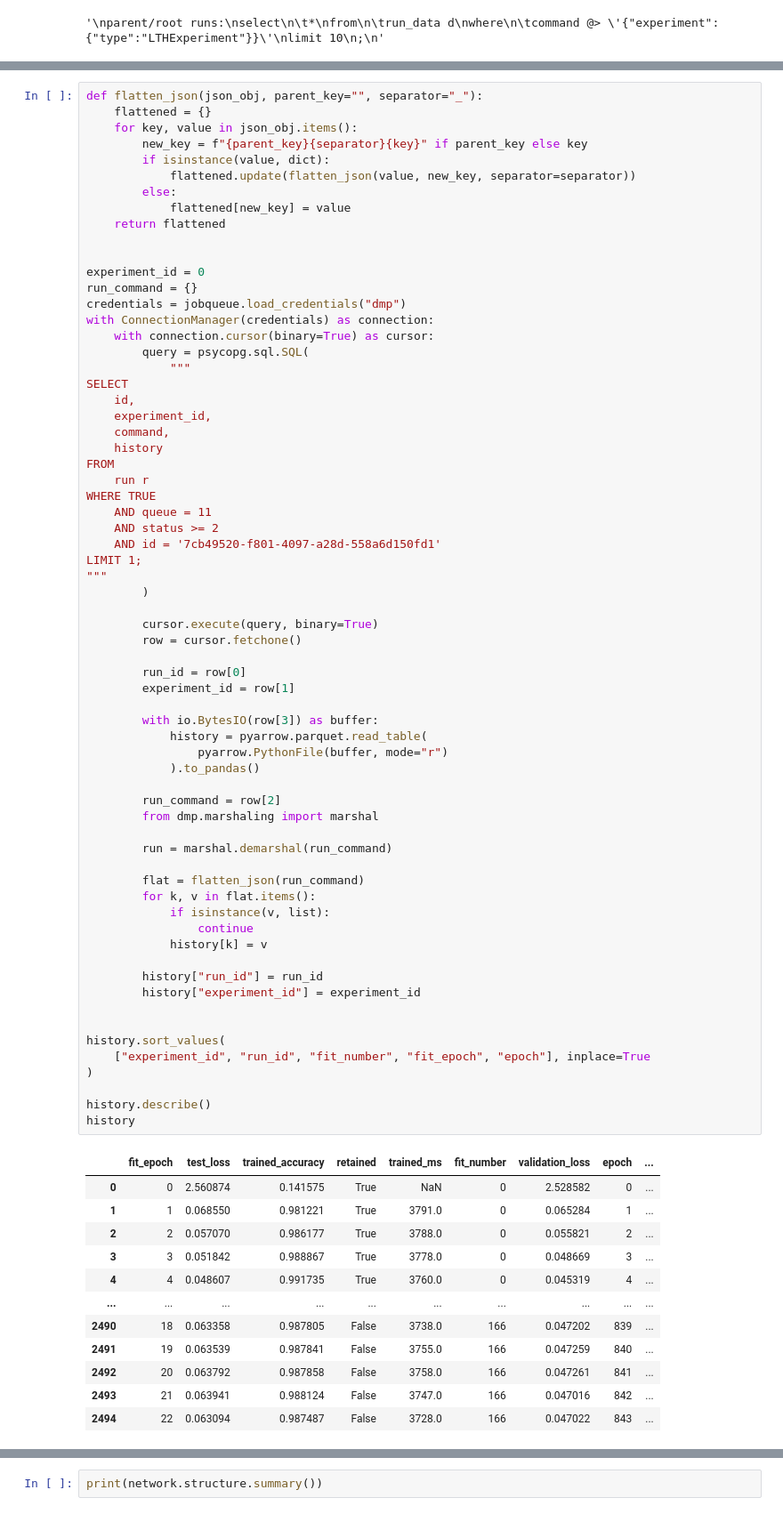
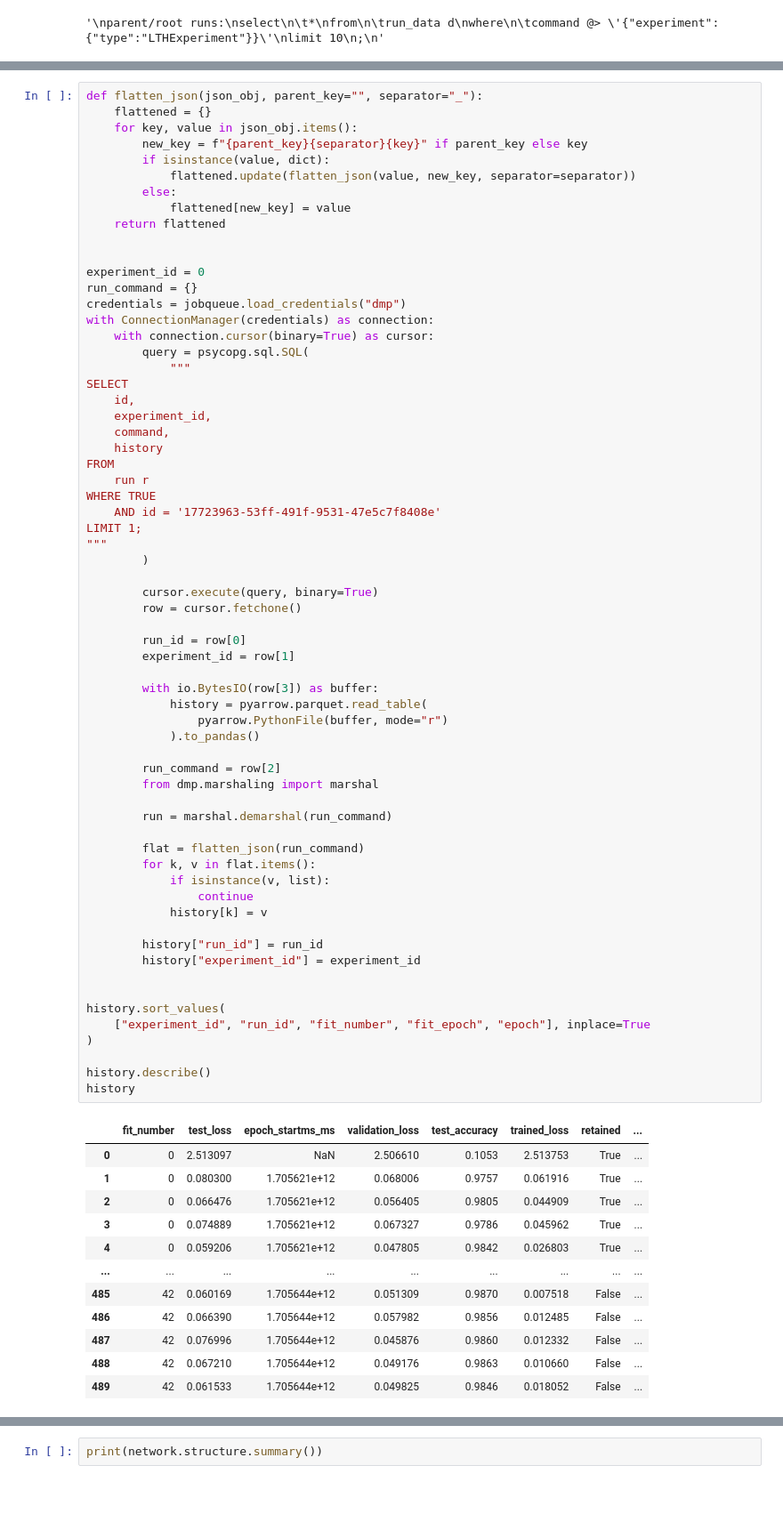
Before and after one commit to NREL/BUTTER-Empirical-Deep-Learning-Experimental-Framework, a Jupyter notebook: example/database_query_example.ipynb, the cells around one changed output, grey strips where cells are left out. Shown at 89% size. Drawn from its saved outputs; the diff is of its cells as text.

```diff
--- a/example/database_query_example.ipynb
+++ b/example/database_query_example.ipynb
@@ -128,9 +118,7 @@ SELECT
 FROM
     run r
 WHERE TRUE
-    AND queue = 11
-    AND status >= 2
-    AND id = '7cb49520-f801-4097-a28d-558a6d150fd1'
+    AND id = '17723963-53ff-491f-9531-47e5c7f8408e'
 LIMIT 1;
 """
         )
@@ -141,42 +129,42 @@ LIMIT 1;
         run_id = row[0]
         experiment_id = row[1]
 
         with io.BytesIO(row[3]) as buffer:
             history = pyarrow.parquet.read_table(
                 pyarrow.PythonFile(buffer, mode="r")
             ).to_pandas()
 
         run_command = row[2]
         from dmp.marshaling import marshal
 
         run = marshal.demarshal(run_command)
 
         flat = flatten_json(run_command)
         for k, v in flat.items():
             if isinstance(v, list):
                 continue
             history[k] = v
 
         history["run_id"] = run_id
         history["experiment_id"] = experiment_id
 
 
 history.sort_values(
     ["experiment_id", "run_id", "fit_number", "fit_epoch", "epoch"], inplace=True
 )
 
 history.describe()
 history
 # %% [output]
-|  | fit_epoch | test_loss | trained_accuracy | retained | trained_ms | fit_number | validation_loss | epoch | ... |
-| 0 | 0 | 2.560874 | 0.141575 | True | NaN | 0 | 2.528582 | 0 | ... |
-| 1 | 1 | 0.068550 | 0.981221 | True | 3791.0 | 0 | 0.065284 | 1 | ... |
-| 2 | 2 | 0.057070 | 0.986177 | True | 3788.0 | 0 | 0.055821 | 2 | ... |
-| 3 | 3 | 0.051842 | 0.988867 | True | 3778.0 | 0 | 0.048669 | 3 | ... |
-| 4 | 4 | 0.048607 | 0.991735 | True | 3760.0 | 0 | 0.045319 | 4 | ... |
-| ... | ... | ... | ... | ... | ... | ... | ... | ... | ... |
-| 2490 | 18 | 0.063358 | 0.987805 | False | 3738.0 | 166 | 0.047202 | 839 | ... |
-| 2491 | 19 | 0.063539 | 0.987841 | False | 3755.0 | 166 | 0.047259 | 840 | ... |
-| 2492 | 20 | 0.063792 | 0.987858 | False | 3758.0 | 166 | 0.047261 | 841 | ... |
-| 2493 | 21 | 0.063941 | 0.988124 | False | 3747.0 | 166 | 0.047016 | 842 | ... |
-| 2494 | 22 | 0.063094 | 0.987487 | False | 3728.0 | 166 | 0.047022 | 843 | ... |
+|  | fit_number | test_loss | epoch_startms_ms | validation_loss | test_accuracy | trained_loss | retained | ... |
+| 0 | 0 | 2.513097 | NaN | 2.506610 | 0.1053 | 2.513753 | True | ... |
+| 1 | 0 | 0.080300 | 1.705621e+12 | 0.068006 | 0.9757 | 0.061916 | True | ... |
+| 2 | 0 | 0.066476 | 1.705621e+12 | 0.056405 | 0.9805 | 0.044909 | True | ... |
+| 3 | 0 | 0.074889 | 1.705621e+12 | 0.067327 | 0.9786 | 0.045962 | True | ... |
+| 4 | 0 | 0.059206 | 1.705621e+12 | 0.047805 | 0.9842 | 0.026803 | True | ... |
+| ... | ... | ... | ... | ... | ... | ... | ... | ... |
+| 485 | 42 | 0.060169 | 1.705644e+12 | 0.051309 | 0.9870 | 0.007518 | False | ... |
+| 486 | 42 | 0.066390 | 1.705644e+12 | 0.057982 | 0.9856 | 0.012485 | False | ... |
+| 487 | 42 | 0.076996 | 1.705644e+12 | 0.045876 | 0.9860 | 0.012332 | False | ... |
+| 488 | 42 | 0.067210 | 1.705644e+12 | 0.049176 | 0.9863 | 0.010660 | False | ... |
+| 489 | 42 | 0.061533 | 1.705644e+12 | 0.049825 | 0.9846 | 0.018052 | False | ... |
```
Also changed, not shown: parts of 16 cells of this notebook, 1 other file.
